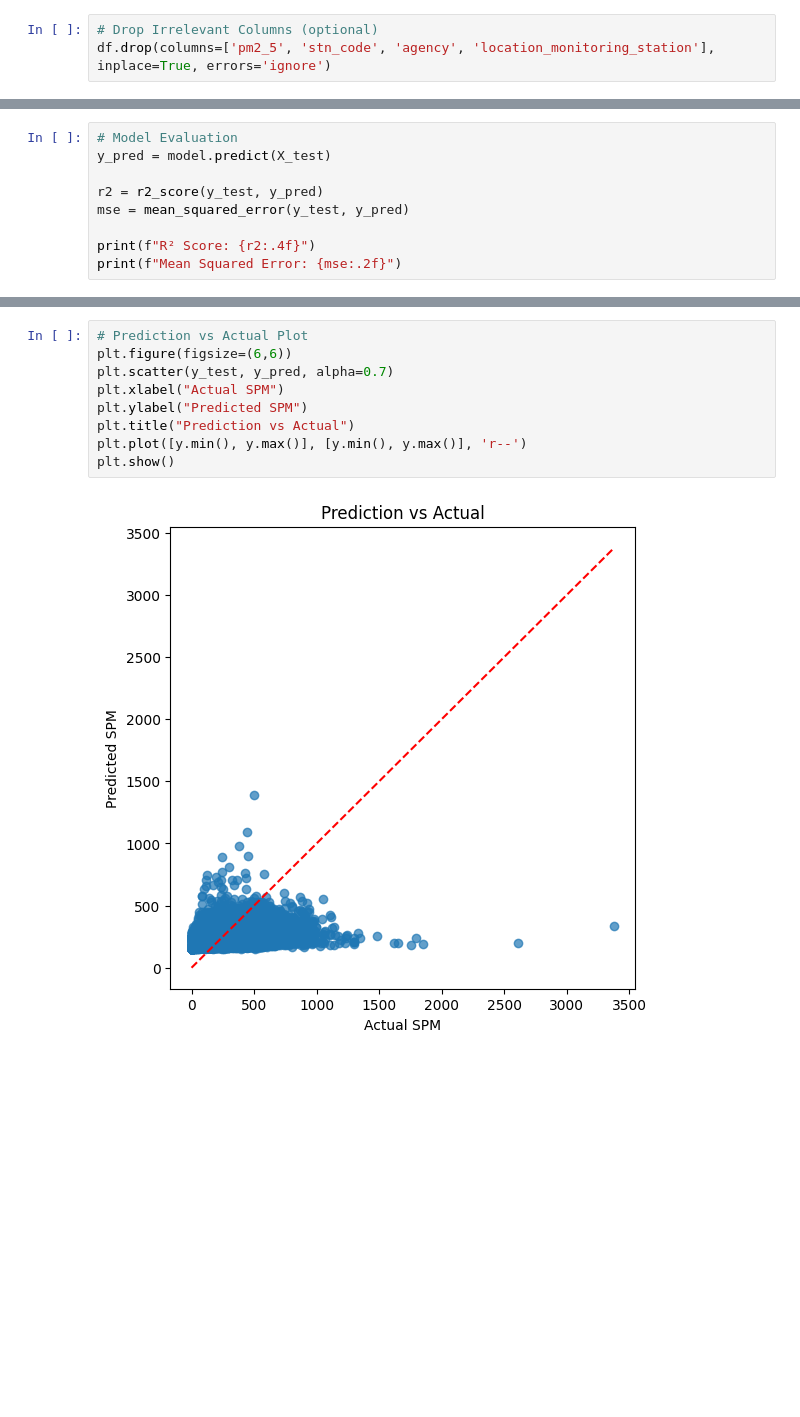
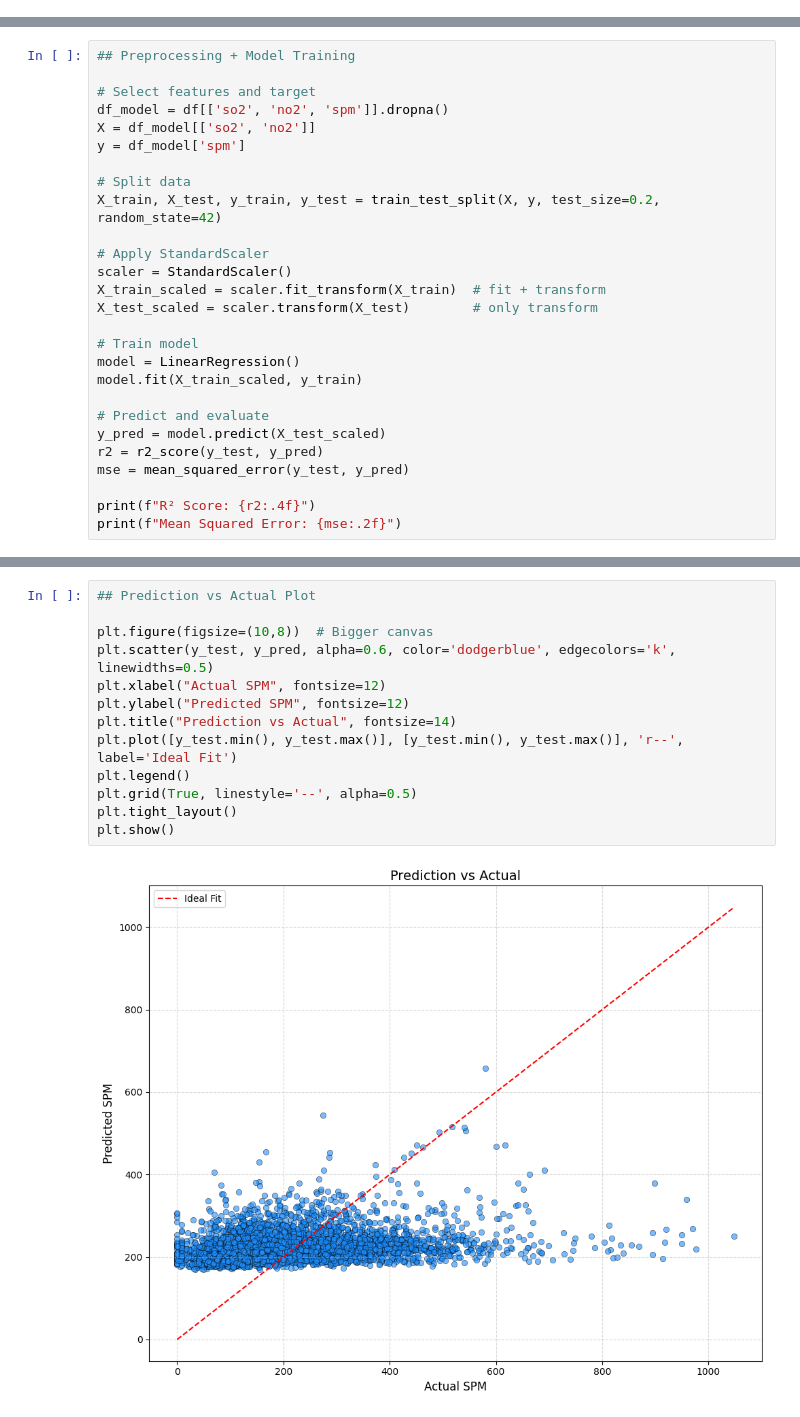
Before and after one commit to rajghosh06-dev/Pollution-Drift-Predictor, a Jupyter notebook: WEEK2/week2_model_training.ipynb, the cells around one changed output, grey strips where cells are left out. Saved outputs shown, nothing was run; the diff lists cells and outputs as text; blank space fills up the shorter version.

```diff
--- a/WEEK2/week2_model_training.ipynb
+++ b/WEEK2/week2_model_training.ipynb
@@ -66,6 +75,3 @@ location_monitoring_station     27491
 pm2_5                          426428
 date                                7
 dtype: int64
-# %%
-# Drop Irrelevant Columns (optional)
-df.drop(columns=['pm2_5', 'stn_code', 'agency', 'location_monitoring_station'], inplace=True, errors='ignore')
@@ -101,7 +135,25 @@ LinearRegression()
 # %%
-# Model Evaluation
-y_pred = model.predict(X_test)
+## Preprocessing + Model Training
 
+# Select features and target
+df_model = df[['so2', 'no2', 'spm']].dropna()
+X = df_model[['so2', 'no2']]
+y = df_model['spm']
+
+# Split data
+X_train, X_test, y_train, y_test = train_test_split(X, y, test_size=0.2, random_state=42)
+
+# Apply StandardScaler
+scaler = StandardScaler()
+X_train_scaled = scaler.fit_transform(X_train)  # fit + transform
+X_test_scaled = scaler.transform(X_test)        # only transform
+
+# Train model
+model = LinearRegression()
+model.fit(X_train_scaled, y_train)
+
+# Predict and evaluate
+y_pred = model.predict(X_test_scaled)
 r2 = r2_score(y_test, y_pred)
 mse = mean_squared_error(y_test, y_pred)
 
@@ -113,12 +165,16 @@ Mean Squared Error: 21546.16
 # %%
-# Prediction vs Actual Plot
-plt.figure(figsize=(6,6))
-plt.scatter(y_test, y_pred, alpha=0.7)
-plt.xlabel("Actual SPM")
-plt.ylabel("Predicted SPM")
-plt.title("Prediction vs Actual")
-plt.plot([y.min(), y.max()], [y.min(), y.max()], 'r--')
+## Prediction vs Actual Plot
+
+plt.figure(figsize=(10,8))  # Bigger canvas
+plt.scatter(y_test, y_pred, alpha=0.6, color='dodgerblue', edgecolors='k', linewidths=0.5)
+plt.xlabel("Actual SPM", fontsize=12)
+plt.ylabel("Predicted SPM", fontsize=12)
+plt.title("Prediction vs Actual", fontsize=14)
+plt.plot([y_test.min(), y_test.max()], [y_test.min(), y_test.max()], 'r--', label='Ideal Fit')
+plt.legend()
+plt.grid(True, linestyle='--', alpha=0.5)
+plt.tight_layout()
 plt.show()
 # %% [output]
-[figure, old version]
+[figure, new version]
 # %%
```
Also changed, not shown: parts of 15 cells of this notebook, 3 other files.
